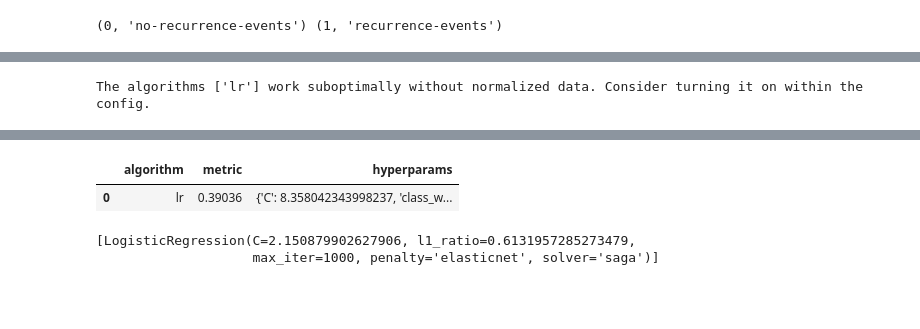
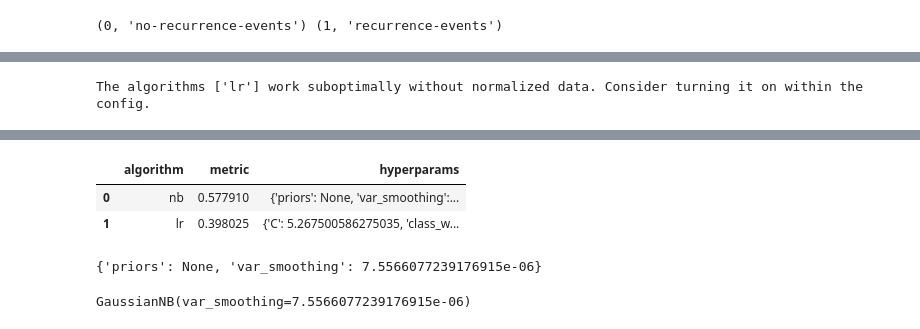
Before and after one commit to George713/pytelligence, a Jupyter notebook: main.ipynb, the cells around one changed output, grey strips where cells are left out. Saved outputs shown, nothing was run; the diff lists cells and outputs as text; code cells hidden in the pictures; blank space fills up the shorter version.

```diff
--- a/main.ipynb
+++ b/main.ipynb
@@ -170,9 +170,9 @@ print(*[(i, class_) for i, class_ in enumerate(le.classes_)])
 compare_df, model_list = (
         pc.modelling.tune_hyperparams(
                setup=setup,
-               include=["lr"],
+               include=["lr", "nb"],
                optimize="f1",
-               n_trials=10,
+               n_trials=50,
                return_models=True,
         )
 )
@@ -193,7 +201,11 @@ The algorithms ['lr'] work suboptimally without normalized data. Consider turnin
 |  | algorithm | metric | hyperparams |
-| 0 | lr | 0.39036 | {'C': 8.358042343998237, 'class_w... |
+| 0 | nb | 0.577910 | {'priors': None, 'var_smoothing':... |
+| 1 | lr | 0.398025 | {'C': 5.267500586275035, 'class_w... |
+# %%
+compare_df.iloc[0]["hyperparams"]
+# %% [output]
+{'priors': None, 'var_smoothing': 7.5566077239176915e-06}
 # %%
-model_list
+model_list[0]
 # %% [output]
-[LogisticRegression(C=2.150879902627906, l1_ratio=0.6131957285273479,
-                    max_iter=1000, penalty='elasticnet', solver='saga')]
+GaussianNB(var_smoothing=7.5566077239176915e-06)
```
Also changed, not shown: parts of 9 cells of this notebook.
